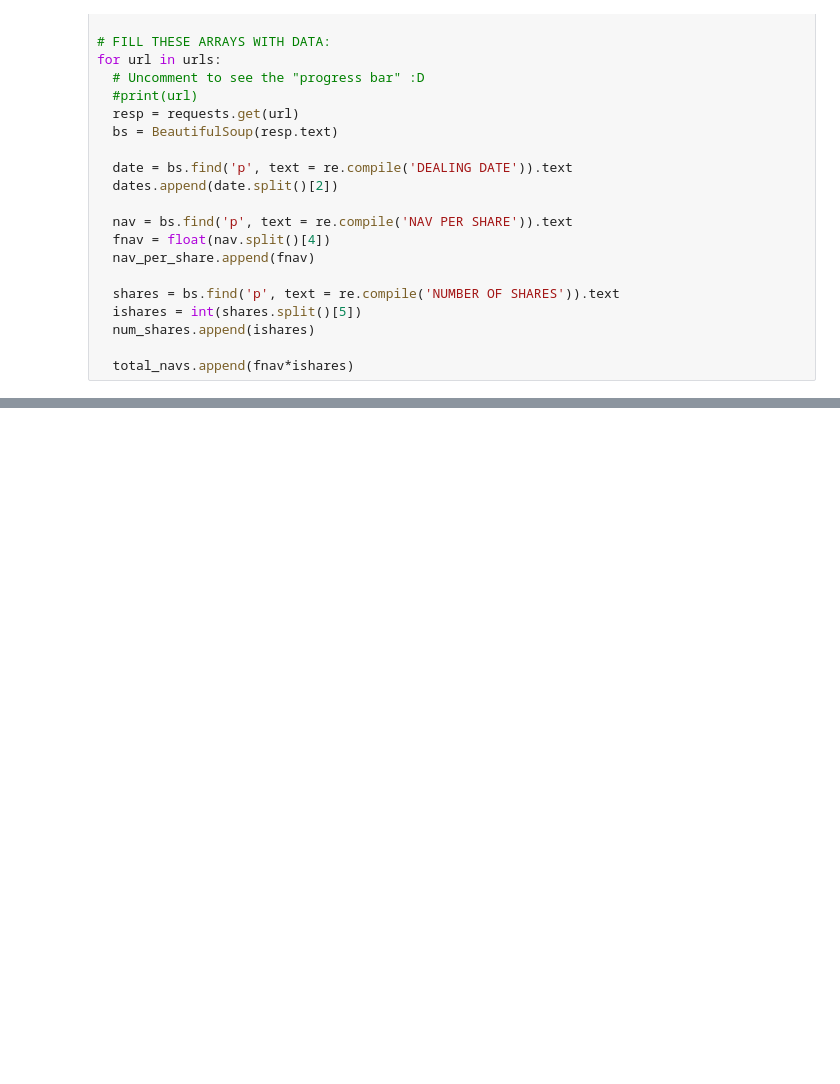
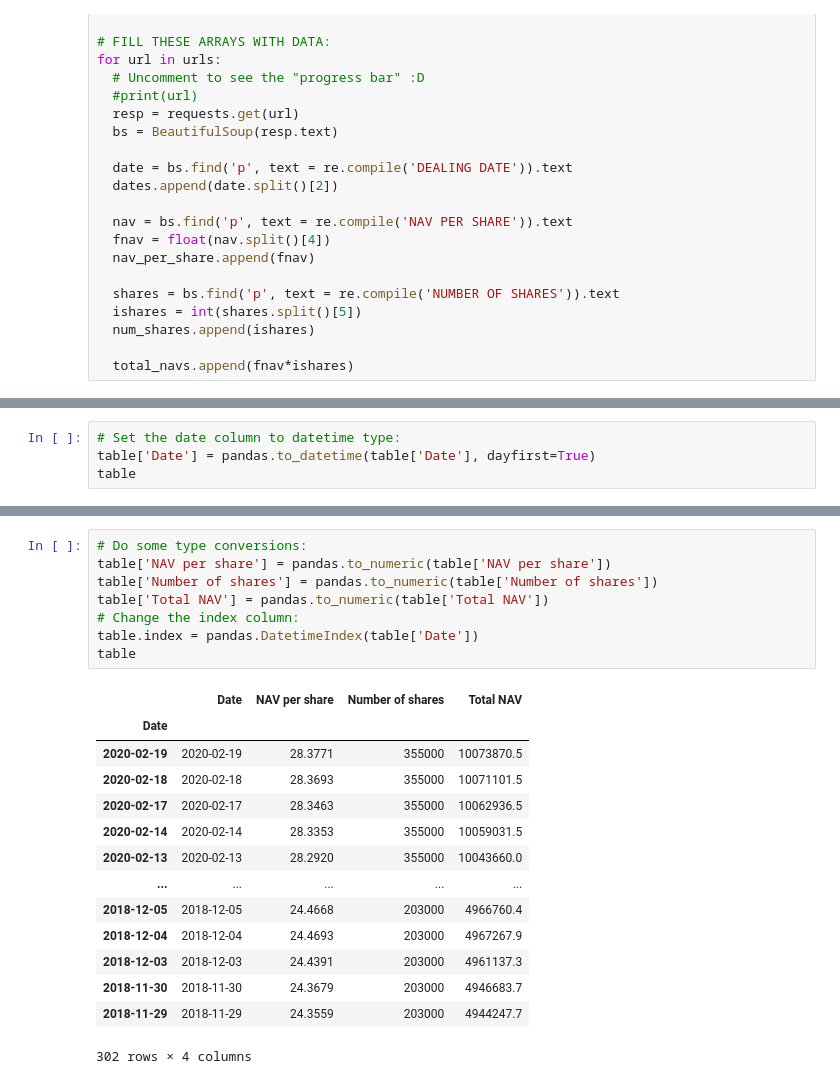
Before and after one commit to Illumaria/iti-funds-nav-parser, a Jupyter notebook: iti_ruse.ipynb, the cells around one changed output, grey strips where cells are left out. Saved outputs shown, nothing was run; the diff lists cells and outputs as text; blank space fills up the shorter version.

```diff
--- a/iti_ruse.ipynb
+++ b/iti_ruse.ipynb
@@ -185,0 +133,4 @@ parse(new_table['Data'][0]).date()
+# %%
+# Set the date column to datetime type:
+table['Date'] = pandas.to_datetime(table['Date'], dayfirst=True)
+table
@@ -185,0 +151,23 @@ parse(new_table['Data'][0]).date()
+# %%
+# Do some type conversions:
+table['NAV per share'] = pandas.to_numeric(table['NAV per share'])
+table['Number of shares'] = pandas.to_numeric(table['Number of shares'])
+table['Total NAV'] = pandas.to_numeric(table['Total NAV'])
+# Change the index column:
+table.index = pandas.DatetimeIndex(table['Date'])
+table
+# %% [output]
+|  | Date | NAV per share | Number of shares | Total NAV |
+| Date |  |  |  |  |
+| 2020-02-19 | 2020-02-19 | 28.3771 | 355000 | 10073870.5 |
+| 2020-02-18 | 2020-02-18 | 28.3693 | 355000 | 10071101.5 |
+| 2020-02-17 | 2020-02-17 | 28.3463 | 355000 | 10062936.5 |
+| 2020-02-14 | 2020-02-14 | 28.3353 | 355000 | 10059031.5 |
+| 2020-02-13 | 2020-02-13 | 28.2920 | 355000 | 10043660.0 |
+| ... | ... | ... | ... | ... |
+| 2018-12-05 | 2018-12-05 | 24.4668 | 203000 | 4966760.4 |
+| 2018-12-04 | 2018-12-04 | 24.4693 | 203000 | 4967267.9 |
+| 2018-12-03 | 2018-12-03 | 24.4391 | 203000 | 4961137.3 |
+| 2018-11-30 | 2018-11-30 | 24.3679 | 203000 | 4946683.7 |
+| 2018-11-29 | 2018-11-29 | 24.3559 | 203000 | 4944247.7 |
+302 rows × 4 columns
```
Also changed, not shown: parts of 16 cells of this notebook.
